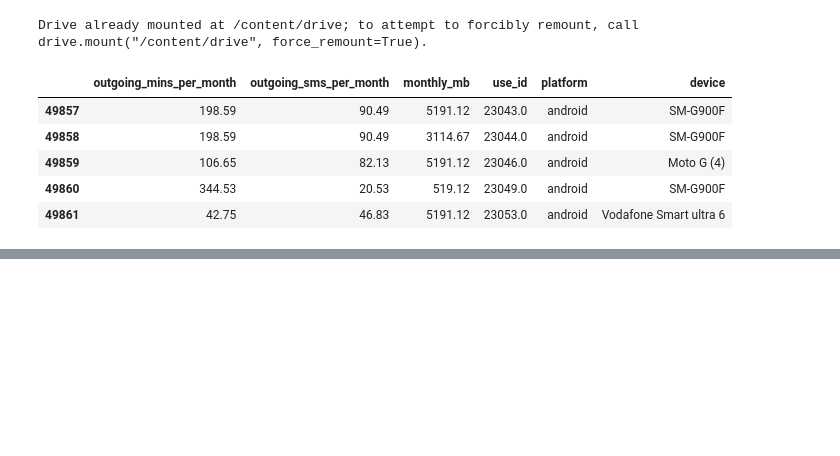
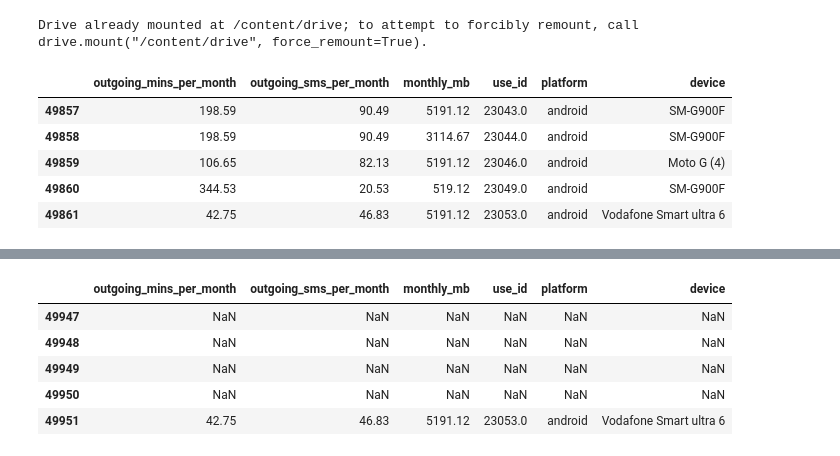
Before and after one commit to rekhachakkara/python_learning, a Jupyter notebook: Merge.ipynb, the cells around one changed output, grey strips where cells are left out. Saved outputs shown, nothing was run; the diff lists cells and outputs as text; code cells hidden in the pictures; blank space fills up the shorter version.

```diff
--- a/Merge.ipynb
+++ b/Merge.ipynb
@@ -40,0 +54,13 @@ result_merge.tail()
+# %%
+result_right_merge = pd.merge(user_dataframe,
+                 user_device_dataframe[['use_id', 'platform', 'device']],
+                 on='use_id',how='right')
+result_right_merge.head()
+result_right_merge.tail()
+# %% [output]
+|  | outgoing_mins_per_month | outgoing_sms_per_month | monthly_mb | use_id | platform | device |
+| 49947 | NaN | NaN | NaN | NaN | NaN | NaN |
+| 49948 | NaN | NaN | NaN | NaN | NaN | NaN |
+| 49949 | NaN | NaN | NaN | NaN | NaN | NaN |
+| 49950 | NaN | NaN | NaN | NaN | NaN | NaN |
+| 49951 | 42.75 | 46.83 | 5191.12 | 23053.0 | android | Vodafone Smart ultra 6 |
```
Also changed, not shown: parts of 2 cells of this notebook.
